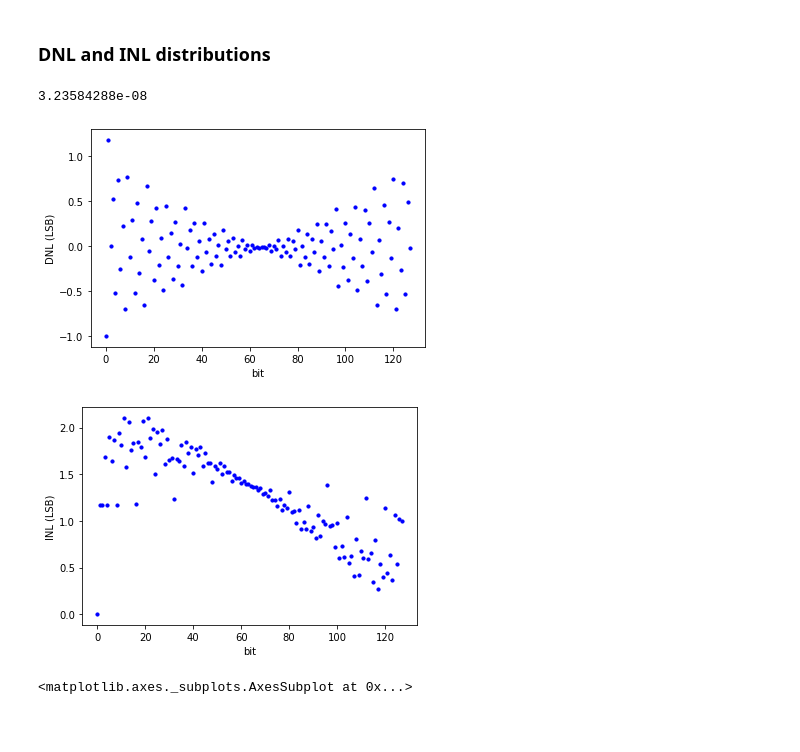
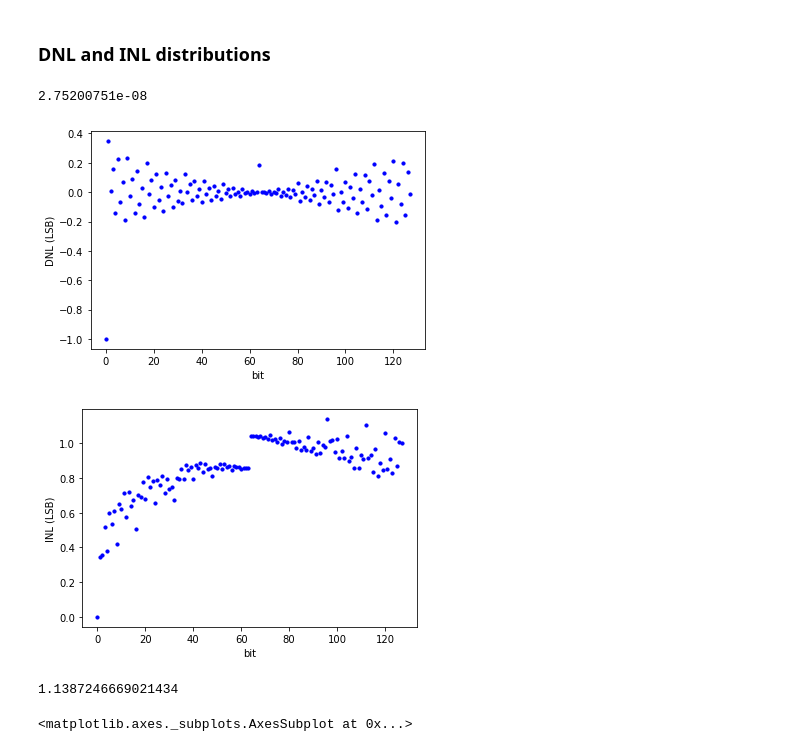
Before and after one commit to wFairmanOlin/madvlsi_proj_4, a Jupyter notebook: analysis.ipynb, the cells around one changed output. Cells and saved outputs as stored; diff of their text form; code cells hidden in the pictures; blank space fills up the shorter version.

```diff
--- a/analysis.ipynb
+++ b/analysis.ipynb
@@ -53,7 +52,7 @@ data = pd.read_csv("data/mc_dac1.txt", sep=" +", engine='python')
 #combine multiple runs
 for i in range(1, runs):
     data = pd.concat([data, pd.read_csv("data/mc_dac" + str(i + 1)+".txt", sep=" +", engine='python')])
-data.columns = ["net1", "iout", "idump", "i_in", "ilout", "ildump", "bryce"]
+data.columns = ["net1", "iLout", "iLdump", "Vin", "Vgate", "D0", "Iin", "Igate", "VLout", "VLdump", "iout", "idump"]
 data["bit"] = data.index % 128
 data["diff"] = data["iout"].diff(1)
 
@@ -115,36 +114,39 @@ for i in range(128*runs):
         dnl.append(data["diff"].iloc[i] / lsb_current - 1)
         inl.append(0)
     else:
         dnl.append(data["diff"].iloc[i] / lsb_current - 1)
         inl.append(dnl[-1] + inl[-1])
 
 
 
 data["dnl"] = dnl
 data["inl"] = inl
 
 # print(dnl)
 #DNL
 fig = plt.figure()
 ax1 = fig.add_subplot()
 
 ax1.scatter(data.bit, data.dnl, s=10, c='b', label="dnl")
 plt.xlabel("bit")
 plt.ylabel("DNL (LSB)")
 plt.show()
 
 #INL
 fig = plt.figure()
 ax1 = fig.add_subplot()
 
 ax1.scatter(data.bit, data.inl, s=10, c='b', label="inl")
 plt.xlabel("bit")
 plt.ylabel("INL (LSB)")
 plt.show()
+
+data.inl.max()
 # %% [output]
-3.23584288e-08
+2.75200751e-08
-[figure, old version]
+[figure, new version]
-[figure, old version]
+[figure, new version]
+1.1387246669021434
 # %%
 import pandas as pd
 import numpy as np
```
Also changed, not shown: parts of 2 cells of this notebook, 5 other files.
